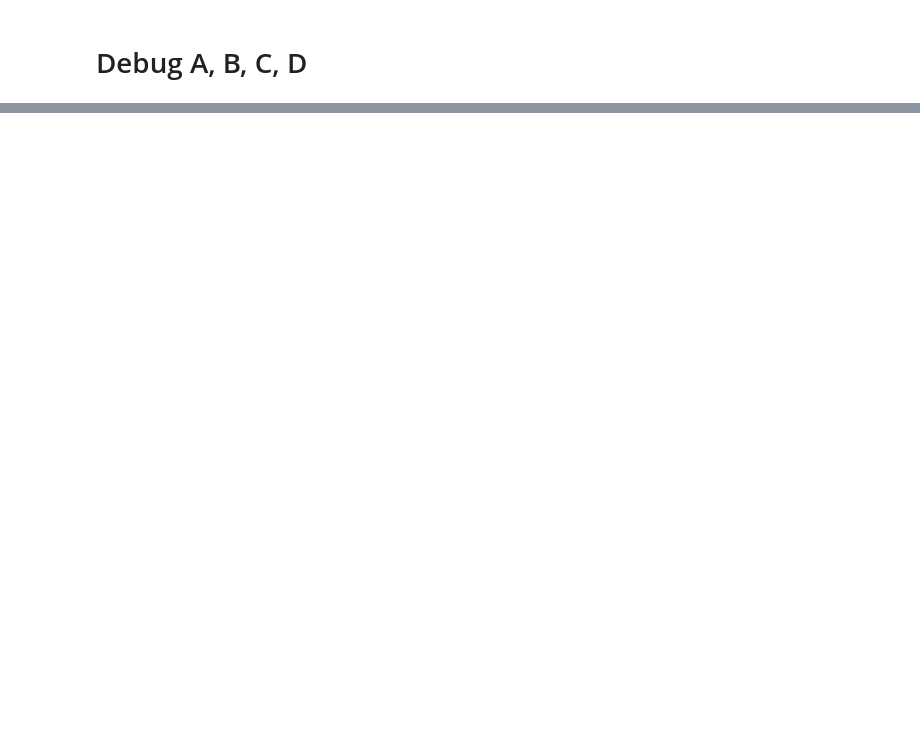
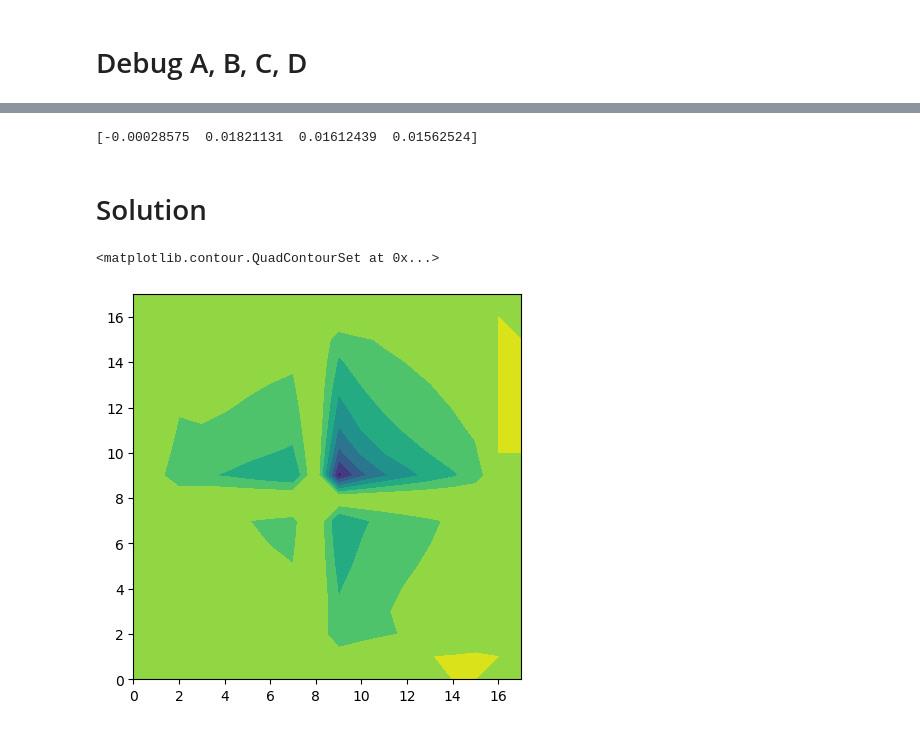
Before and after one commit to dontempty/PaScaL_TDMA_lab, a Jupyter notebook: examples_lab/lab.ipynb, the cells around one changed output, grey strips where cells are left out. Drawn from its saved outputs; the diff is of its cells as text; code cells hidden in the pictures; blank space fills up the shorter version.

```diff
--- a/examples_lab/lab.ipynb
+++ b/examples_lab/lab.ipynb
@@ -127,0 +206,10 @@ array([225., 225., 225., 225., 225., 225., 225., 225.])
+# %%
+A0 = np.array([ 2.67949190e-01,  2.67949158e-01, -7.17966335e-02,  1.92373755e-02, -5.15286843e-03,  1.37409825e-03, -3.43524562e-04,  9.20471281e-05])
+B0 = np.array([4., 4., 4., 4., 4., 4., 4., 4.])
+C0 = np.array([ 9.20471281e-05, -3.43524562e-04 , 1.37409825e-03 ,-5.15286843e-03,  1.92373755e-02 ,-7.17966335e-02  ,2.67949158e-01  ,2.67949190e-01])
+D0 = np.array([1.00009205 ,1.26760563, 0.92957746 ,1.01408451 ,1.01408451, 0.92957746, 1.26760563 ,1.26804124])
+
+A1 = np.array([ 2.67949190e-01 , 2.67949158e-01 ,-7.17966335e-02 , 1.92373755e-02, -5.15286843e-03 , 1.37409825e-03 ,-3.43524562e-04 , 9.20471281e-05])
+B1 = np.array([4., 4., 4., 4., 4., 4., 4., 4.])
+C1 = np.array([ 9.20471281e-05 ,-3.43524562e-04  ,1.37409825e-03 ,-5.15286843e-03,  1.92373755e-02 ,-7.17966335e-02 , 2.67949158e-01 , 2.67949190e-01])
+D1 = np.array([1.26804124, 1.26760563, 0.92957746, 1.01408451, 1.01408451, 0.92957746, 1.26760563, 1.00009205])
@@ -127,0 +244,25 @@ array([225., 225., 225., 225., 225., 225., 225., 225.])
+# %%
+def TDMA(a, b, c, d, n1):
+    # 0) 첫 번째 요소 정규화
+    d[0] /= b[0]
+    c[0] /= b[0]
+
+    # 1) i=1,2,...,n1-1 까지 전진 소거
+    for i in range(1, n1):
+        r     = 1/(b[i] - a[i]*c[i-1])
+        d[i]  = r*(d[i] - a[i]*d[i-1])
+        c[i]  = r*c[i]
+
+    # 2) 후진 대입
+    for i in range(n1-2, -1, -1):
+        d[i]  = d[i] - c[i]*d[i+1]
+
+    return d
+
+
+DD = TDMA(A_rt, B_rt, C_rt, D_rt, 4)
+print(DD)
+# %% [output]
+[-0.00028575  0.01821131  0.01612439  0.01562524]
+# %% [markdown]
+# Solution
@@ -127,0 +275,28 @@ array([225., 225., 225., 225., 225., 225., 225., 225.])
+# %%
+nx = 16
+ny = 16
+
+npx = 2
+npy = 2
+
+mx = nx/npx
+my = ny/npy
+
+solution = np.zeros((ny+2, nx+2))
+
+for j in range(npy):
+    for i in range(npx):
+        temp = np.array(pd.read_csv(f"{folder_name}/{file_name}_{j}{i}.csv", header=None))
+
+        j_idx_sta = int(j*mx) + 1
+        j_idx_end = int((j+1)*mx) + 1
+        i_idx_sta = int(i*mx) + 1
+        i_idx_end = int((i+1)*mx) + 1
+
+        solution[j_idx_sta:j_idx_end, i_idx_sta:i_idx_end] = temp[1:-1, 1:-1]
+# %%
+plt.figure(figsize=(5, 5))
+plt.contourf(solution)
+# %% [output]
+<matplotlib.contour.QuadContourSet at 0x...>
+[figure, added]
```
Also changed, not shown: parts of 10 cells of this notebook, 20 other files.
